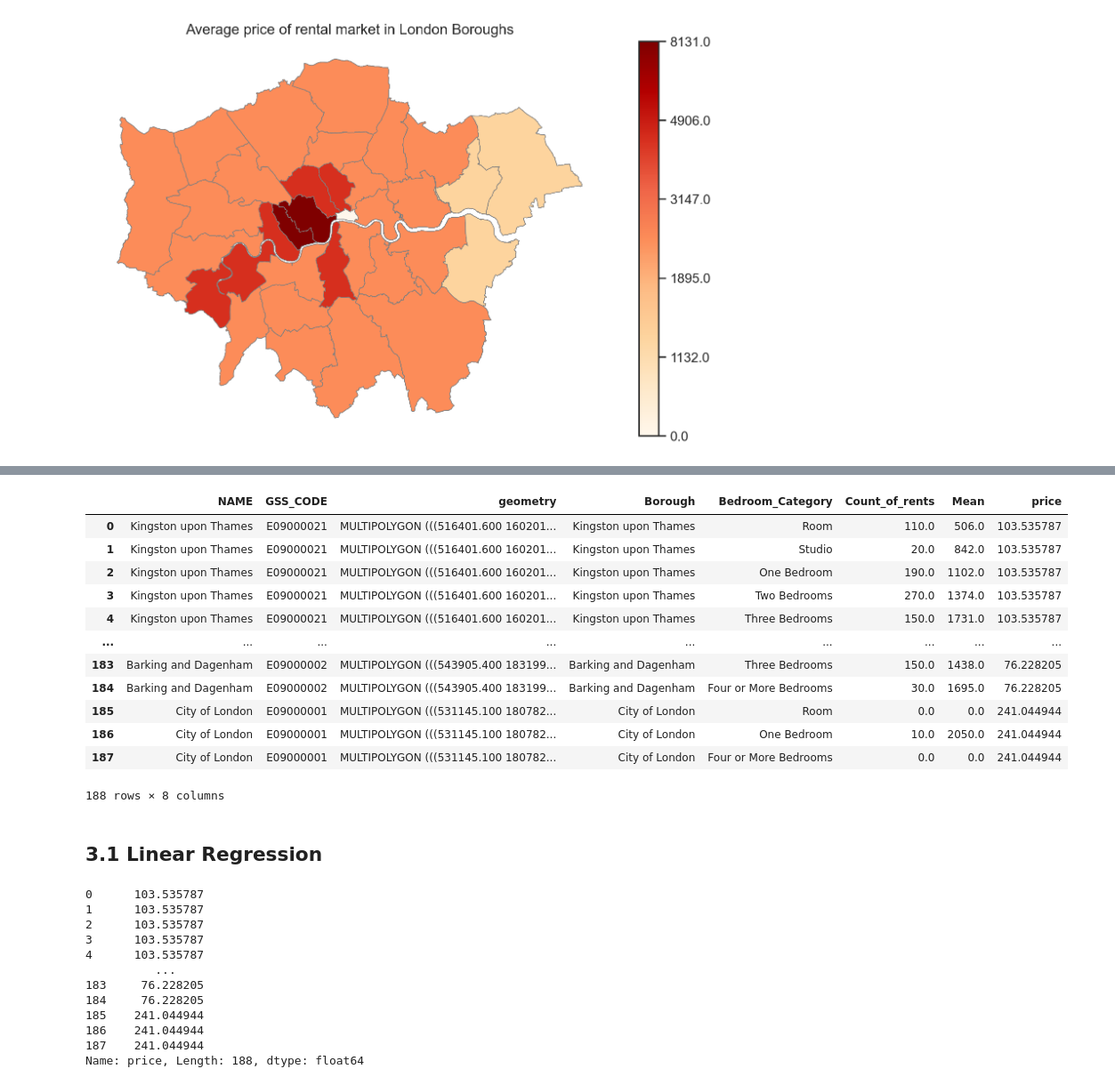
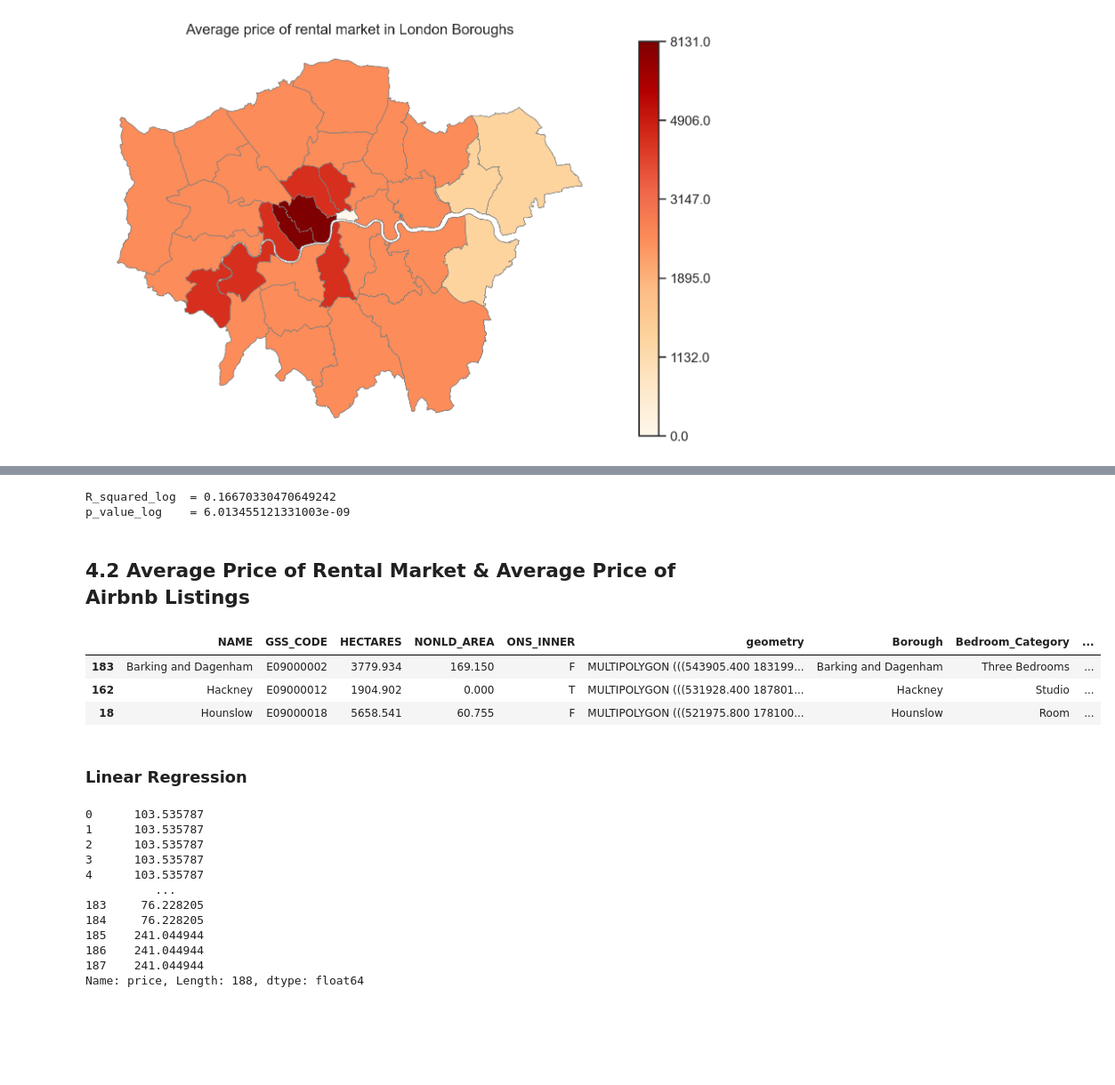
Before and after one commit to HaofuW/CASA0013_Mic, a Jupyter notebook: Assessment3/Code/Reproducible Analysis.ipynb, the cells around one changed output, grey strips where cells are left out. Shown at 89% size. Cells and saved outputs as stored; diff of their text form; code cells hidden in the pictures; blank space fills up the shorter version.

```diff
--- a/Assessment3/Code/Reproducible Analysis.ipynb
+++ b/Assessment3/Code/Reproducible Analysis.ipynb
@@ -346,23 +522,24 @@ rental_price()
+# %%
+p_value_log    = regression_model_log.f_pvalue
+R_squared_log  = regression_model_log.rsquared
+print("R_squared_log  =", R_squared_log)
+print("p_value_log    =", p_value_log)
+# %% [output]
+R_squared_log  = 0.16670330470649242
+p_value_log    = 6.013455121331003e-09
+# %% [markdown]
+## 4.2 Average Price of Rental Market & Average Price of Airbnb Listings
 # %%
 # merge the data of rental and airbnb
-boros_rental_airbnb = pd.merge(boros_rental, airbnb_price_mean, left_on = 'Borough', right_on = 'NAME', how = 'inner')
-boros_rental_airbnb
+boros_rental_airbnb_price = pd.merge(boros_rental, airbnb_price_mean, left_on = 'Borough', right_on = 'NAME', how = 'inner')
+boros_rental_airbnb_price.sample(3, random_state=42)
 # %% [output]
-|  | NAME | GSS_CODE | geometry | Borough | Bedroom_Category | Count_of_rents | Mean | price |
-| 0 | Kingston upon Thames | E09000021 | MULTIPOLYGON (((516401.600 160201... | Kingston upon Thames | Room | 110.0 | 506.0 | 103.535787 |
-| 1 | Kingston upon Thames | E09000021 | MULTIPOLYGON (((516401.600 160201... | Kingston upon Thames | Studio | 20.0 | 842.0 | 103.535787 |
-| 2 | Kingston upon Thames | E09000021 | MULTIPOLYGON (((516401.600 160201... | Kingston upon Thames | One Bedroom | 190.0 | 1102.0 | 103.535787 |
-| 3 | Kingston upon Thames | E09000021 | MULTIPOLYGON (((516401.600 160201... | Kingston upon Thames | Two Bedrooms | 270.0 | 1374.0 | 103.535787 |
-| 4 | Kingston upon Thames | E09000021 | MULTIPOLYGON (((516401.600 160201... | Kingston upon Thames | Three Bedrooms | 150.0 | 1731.0 | 103.535787 |
-| ... | ... | ... | ... | ... | ... | ... | ... | ... |
-| 183 | Barking and Dagenham | E09000002 | MULTIPOLYGON (((543905.400 183199... | Barking and Dagenham | Three Bedrooms | 150.0 | 1438.0 | 76.228205 |
-| 184 | Barking and Dagenham | E09000002 | MULTIPOLYGON (((543905.400 183199... | Barking and Dagenham | Four or More Bedrooms | 30.0 | 1695.0 | 76.228205 |
-| 185 | City of London | E09000001 | MULTIPOLYGON (((531145.100 180782... | City of London | Room | 0.0 | 0.0 | 241.044944 |
-| 186 | City of London | E09000001 | MULTIPOLYGON (((531145.100 180782... | City of London | One Bedroom | 10.0 | 2050.0 | 241.044944 |
-| 187 | City of London | E09000001 | MULTIPOLYGON (((531145.100 180782... | City of London | Four or More Bedrooms | 0.0 | 0.0 | 241.044944 |
+|  | NAME | GSS_CODE | HECTARES | NONLD_AREA | ONS_INNER | geometry | Borough | Bedroom_Category | ... |
+| 183 | Barking and Dagenham | E09000002 | 3779.934 | 169.150 | F | MULTIPOLYGON (((543905.400 183199... | Barking and Dagenham | Three Bedrooms | ... |
+| 162 | Hackney | E09000012 | 1904.902 | 0.000 | T | MULTIPOLYGON (((531928.400 187801... | Hackney | Studio | ... |
+| 18 | Hounslow | E09000018 | 5658.541 | 60.755 | F | MULTIPOLYGON (((521975.800 178100... | Hounslow | Room | ... |
-188 rows × 8 columns
 # %% [markdown]
-## 3.1 Linear Regression
+### Linear Regression
 # %%
 # set the average price of airbnb as x value
 # set the average price of rental market as y value
```
Also changed, not shown: parts of 47 cells of this notebook.
